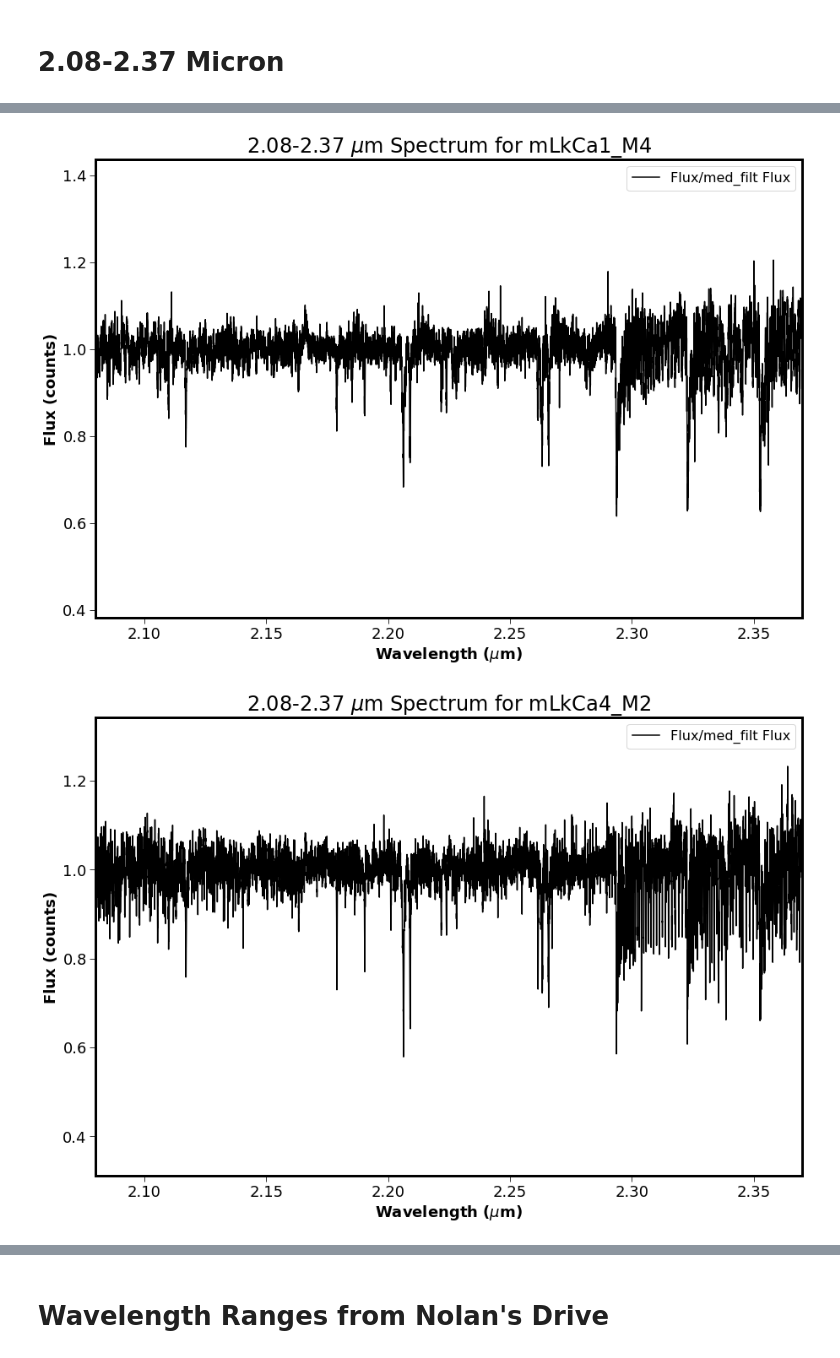
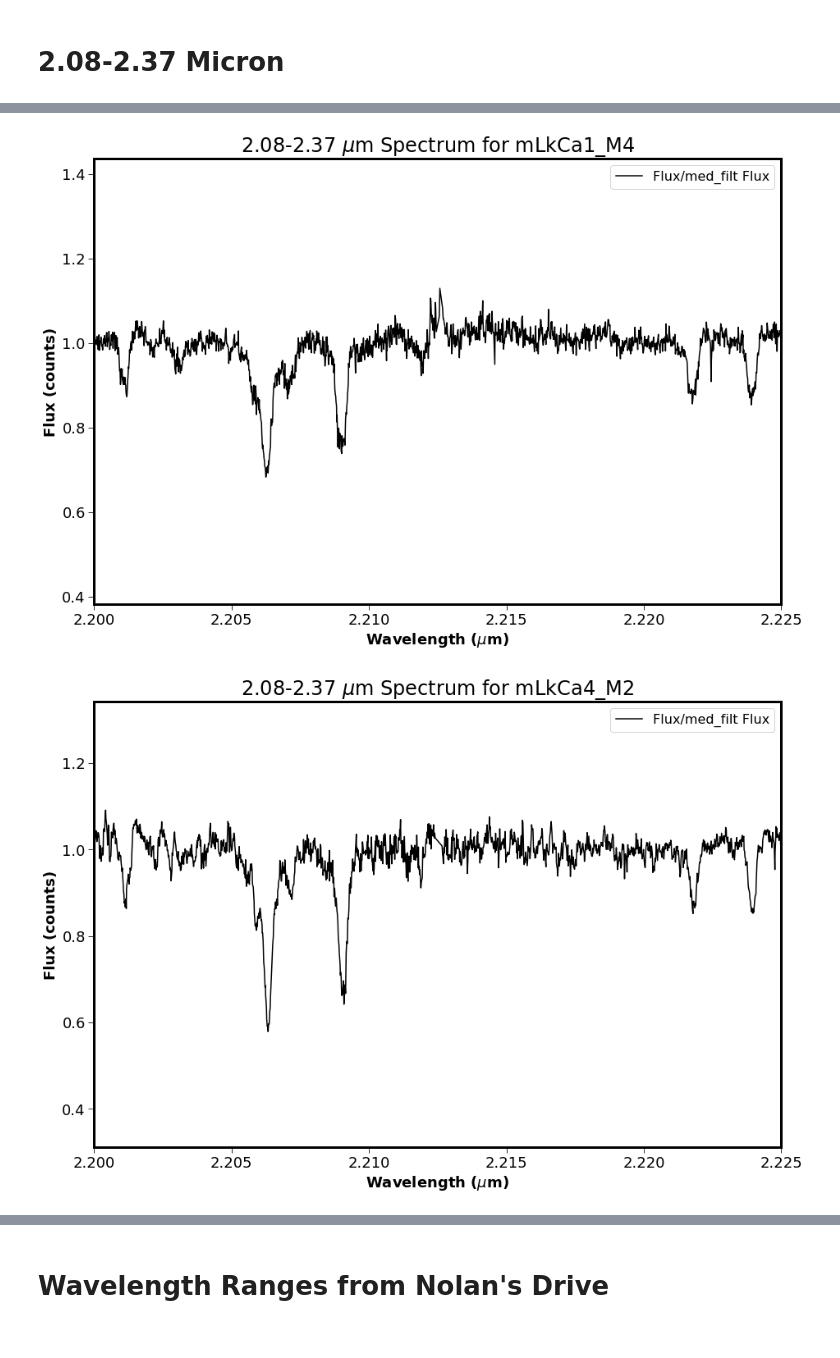
Before and after one commit to SavOliveira/IGRINS-Spectra, a Jupyter notebook: merged_standards_igrins.ipynb, the cells around one changed output, grey strips where cells are left out. Cells and saved outputs as stored; diff of their text form; code cells hidden in the pictures.

```diff
--- a/merged_standards_igrins.ipynb
+++ b/merged_standards_igrins.ipynb
@@ -522,7 +526,8 @@ for file in merged_standard_files:
 
     # ax.set_xscale('log')
     # ax.set_yscale('log')
-    ax.set_xlim(2.08,2.37)
+    # ax.set_xlim(2.08,2.37)
+    plt.xlim(2.2,2.225)
     ax.set_xlabel('Wavelength ($\mu$m)')
     ax.set_ylabel('Flux (counts)')
 
@@ -561,2 +566,2 @@ for file in merged_standard_files:
-[figure, old version]
+[figure, new version]
-[figure, old version]
+[figure, new version]
```
Also changed, not shown: parts of 3 cells of this notebook, 17 other files.
